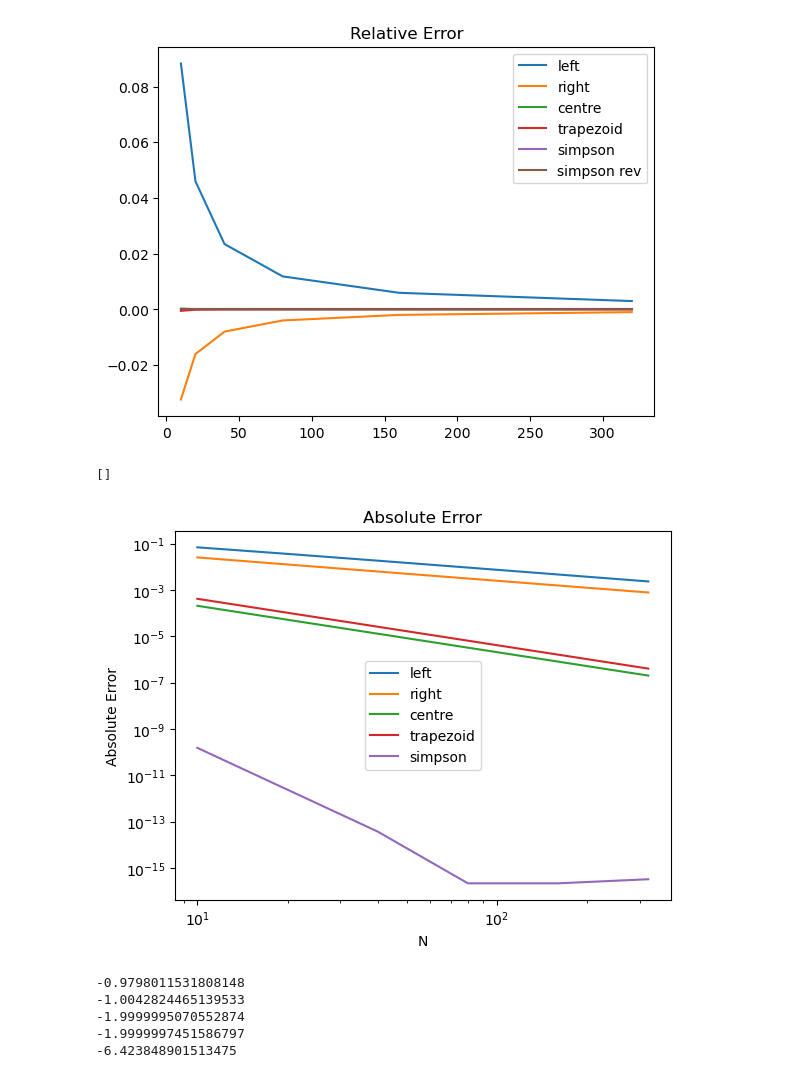
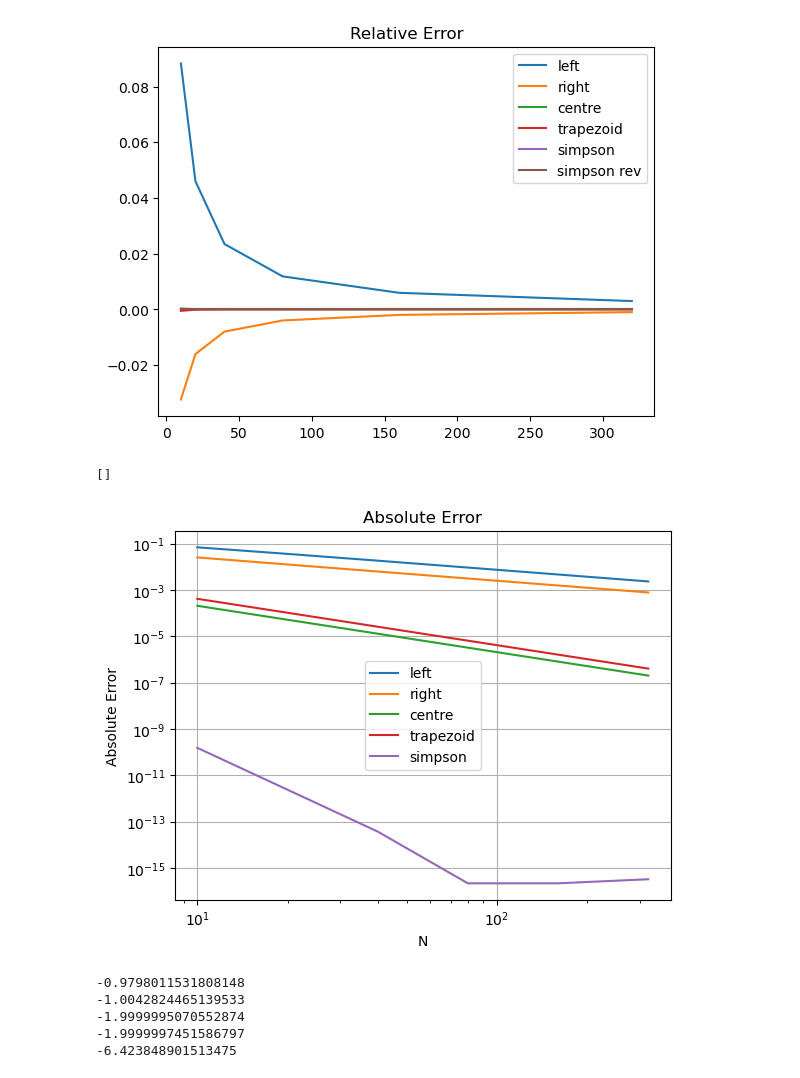
Before and after one commit to ebianchi803/computational_astrophysics, a Jupyter notebook: 1-2.ipynb, the cells around one changed output. Cells and saved outputs as stored; diff of their text form; code cells hidden in the pictures.

```diff
--- a/1-2.ipynb
+++ b/1-2.ipynb
@@ -371,24 +371,26 @@ plt.plot()
 # %%
 plt.plot([10, 20, 40, 80, 160, 320],abs(integral_l-np.pi/4),label='left')
 plt.plot([10, 20, 40, 80, 160, 320],abs(integral_r-np.pi/4),label='right')
 plt.plot([10, 20, 40, 80, 160, 320],abs(integral_c-np.pi/4),label='centre')
 plt.plot([10, 20, 40, 80, 160, 320],abs(integral_t-np.pi/4),label='trapezoid')
 plt.plot([10, 20, 40, 80, 160, 320],abs(integral_s-np.pi/4),label='simpson')
 #plt.plot([10, 20, 40, 80, 160, 320],abs(integral_sr-np.pi/4),label='simpson rev')
 
 plt.xlabel('N')
 plt.ylabel('Absolute Error')
 plt.xscale('log')
 plt.yscale('log')
 plt.title('Absolute Error')
 plt.legend()
+plt.grid()
 plt.plot()
 
 
 # perché simpson è molto più steep? termini extra
+#derivate successive sono molto piccole: per effetto della derivata terza minuscola si scende al termine successivo che è h^6
 # %% [output]
 []
-[figure, old version]
+[figure, new version]
 # %%
 p_l = scipy.stats.linregress(np.log(N), np.log(abs(integral_l-np.pi/4)))[0]
 print(p_l) #atteso -1
```
Also changed, not shown: parts of 14 cells of this notebook.
